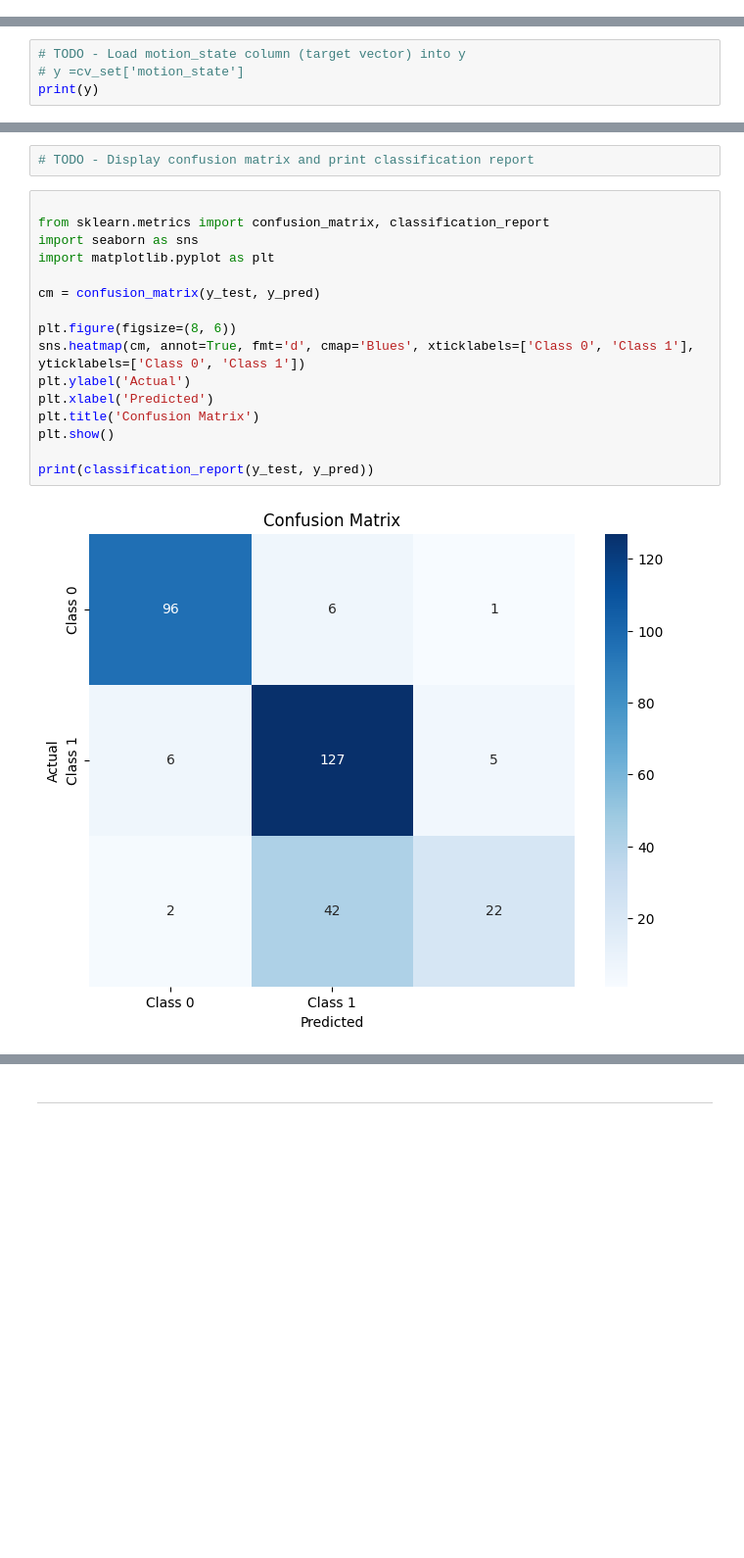
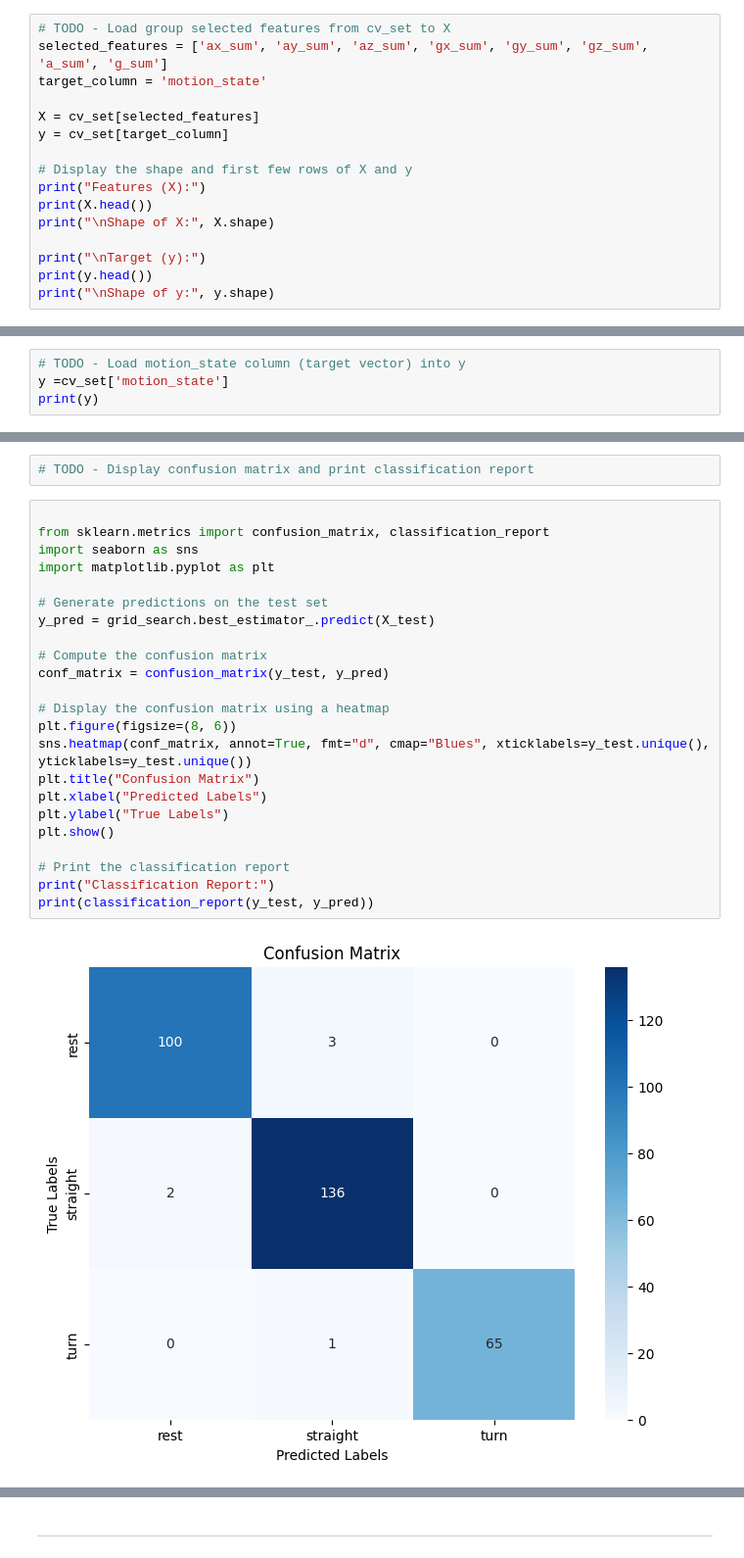
Before and after one commit to KushalDoshi17/engg680_2024_fall, a Jupyter notebook: Lab_Assignment4/Assignment 4.ipynb, the cells around one changed output, grey strips where cells are left out. Shown at 98% size. Cells and saved outputs as stored; diff of their text form; blank space fills up the shorter version.

```diff
--- a/Lab_Assignment4/Assignment 4.ipynb
+++ b/Lab_Assignment4/Assignment 4.ipynb
@@ -635,0 +624,16 @@ X.head(2)
+# %%
+# TODO - Load group selected features from cv_set to X
+selected_features = ['ax_sum', 'ay_sum', 'az_sum', 'gx_sum', 'gy_sum', 'gz_sum', 'a_sum', 'g_sum']
+target_column = 'motion_state'
+
+X = cv_set[selected_features]
+y = cv_set[target_column]
+
+# Display the shape and first few rows of X and y
+print("Features (X):")
+print(X.head())
+print("\nShape of X:", X.shape)
+
+print("\nTarget (y):")
+print(y.head())
+print("\nShape of y:", y.shape)
@@ -636,6 +658,6 @@ X.head(2)
 # %%
 # TODO - Load motion_state column (target vector) into y
-# y =cv_set['motion_state']
+y =cv_set['motion_state']
 print(y)
 # %% [output]
 0           rest
@@ -770,18 +765,25 @@ Display the confusion matrix and print the classification report for the trained
 # %%
 
 from sklearn.metrics import confusion_matrix, classification_report
 import seaborn as sns
 import matplotlib.pyplot as plt
 
-cm = confusion_matrix(y_test, y_pred)
+# Generate predictions on the test set
+y_pred = grid_search.best_estimator_.predict(X_test)
 
+# Compute the confusion matrix
+conf_matrix = confusion_matrix(y_test, y_pred)
+
+# Display the confusion matrix using a heatmap
 plt.figure(figsize=(8, 6))
-sns.heatmap(cm, annot=True, fmt='d', cmap='Blues', xticklabels=['Class 0', 'Class 1'], yticklabels=['Class 0', 'Class 1'])
-plt.ylabel('Actual')
-plt.xlabel('Predicted')
-plt.title('Confusion Matrix')
+sns.heatmap(conf_matrix, annot=True, fmt="d", cmap="Blues", xticklabels=y_test.unique(), yticklabels=y_test.unique())
+plt.title("Confusion Matrix")
+plt.xlabel("Predicted Labels")
+plt.ylabel("True Labels")
 plt.show()
 
+# Print the classification report
+print("Classification Report:")
 print(classification_report(y_test, y_pred))
 # %% [output]
-[figure, old version]
+[figure, new version]
```
Also changed, not shown: parts of 54 cells of this notebook.
